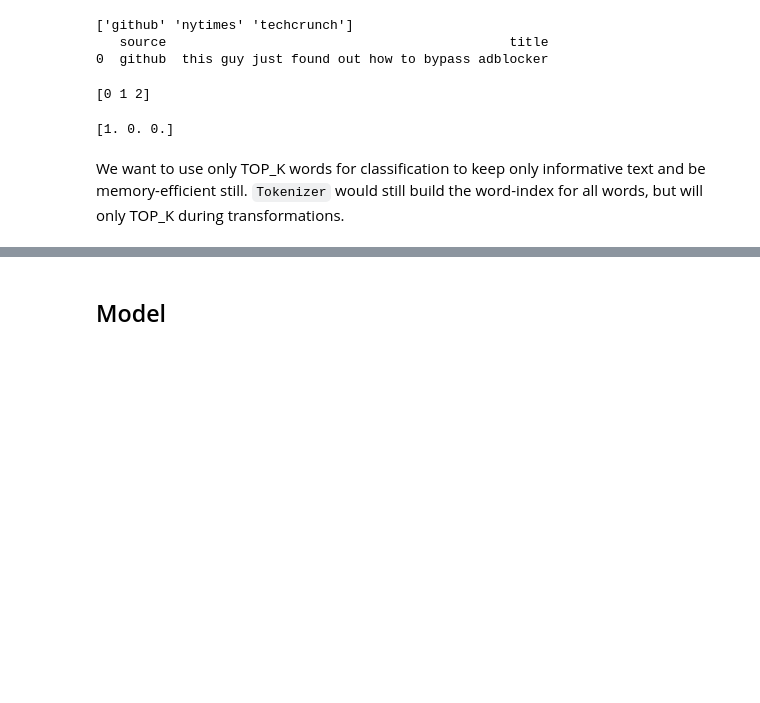
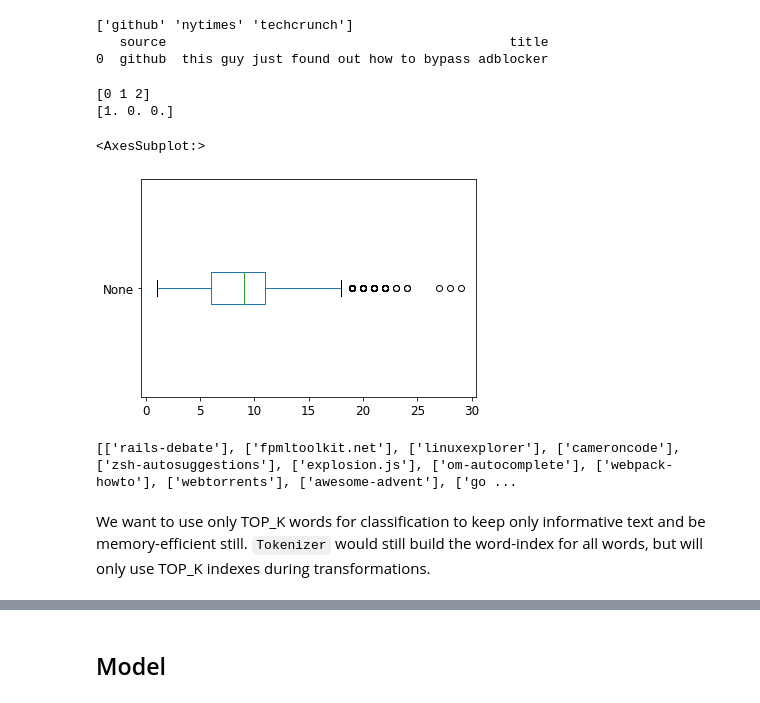
Before and after one commit to aswny/ml-notebooks, a Jupyter notebook: text-classification/text_classification.ipynb, the cells around one changed output, grey strips where cells are left out. Saved outputs shown, nothing was run; the diff lists cells and outputs as text; code cells hidden in the pictures; blank space fills up the shorter version.

```diff
--- a/text-classification/text_classification.ipynb
+++ b/text-classification/text_classification.ipynb
@@ -41,14 +42,24 @@ CLASSES = {'github' : 0, 'nytimes' : 1, 'techcrunch' : 2}
 
 traindf['source'] = traindf['source'].apply(lambda x: CLASSES[x])
 evaldf['source'] = evaldf['source'].apply(lambda x: CLASSES[x])
+print(traindf['source'].unique())
 
-print(traindf['source'].unique())
+ytrain = keras.utils.to_categorical(traindf.pop('source').values)
+yvalid = keras.utils.to_categorical(evaldf.pop('source').values)
+print(ytrain[0])
+
+texts = list(traindf['title'])
 # %% [output]
 [0 1 2]
+[1. 0. 0.]
-# %%
-ytrain = keras.utils.to_categorical(traindf.pop('source').values)
-yvalid = keras.utils.to_categorical(evaldf.pop('source').values)
-
-print(ytrain[0])
-# %% [output]
-[1. 0. 0.]
+# %%
+tokens = [text.split(' ') for text in texts]
+seq_len = pd.Series([len(x) for x in tokens])
+seq_len.plot.box(vert=False)
+# %% [output]
+<AxesSubplot:>
+[figure, added]
+# %%
+print(sorted(tokens, key=lambda x: len(x))[:25])
+# %% [output]
+[['rails-debate'], ['fpmltoolkit.net'], ['linuxexplorer'], ['cameroncode'], ['zsh-autosuggestions'], ['explosion.js'], ['om-autocomplete'], ['webpack-howto'], ['webtorrents'], ['awesome-advent'], ['go ...
@@ -55,3 +68,3 @@ print(ytrain[0])
 # %% [markdown]
-We want to use only TOP_K words for classification to keep only informative text and be memory-efficient still. `Tokenizer` would still build the word-index for all words, but will only TOP_K during transformations.
+We want to use only TOP_K words for classification to keep only informative text and be memory-efficient still. `Tokenizer` would still build the word-index for all words, but will only use TOP_K indexes during transformations.
 # %%
```
Also changed, not shown: parts of 14 cells of this notebook, 6 other files.
